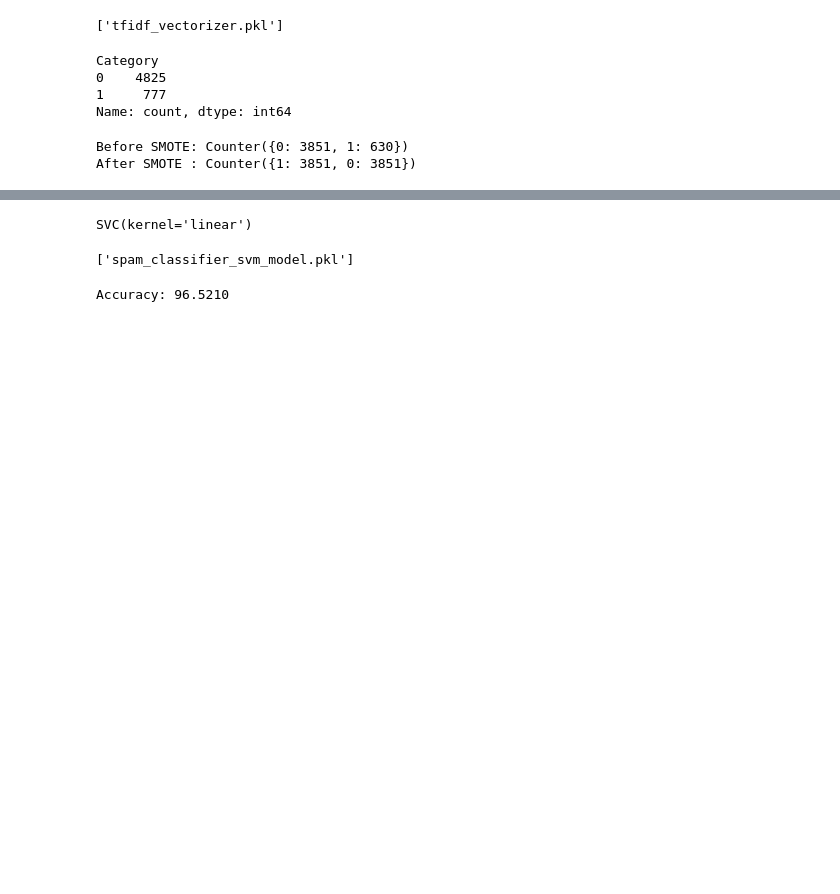
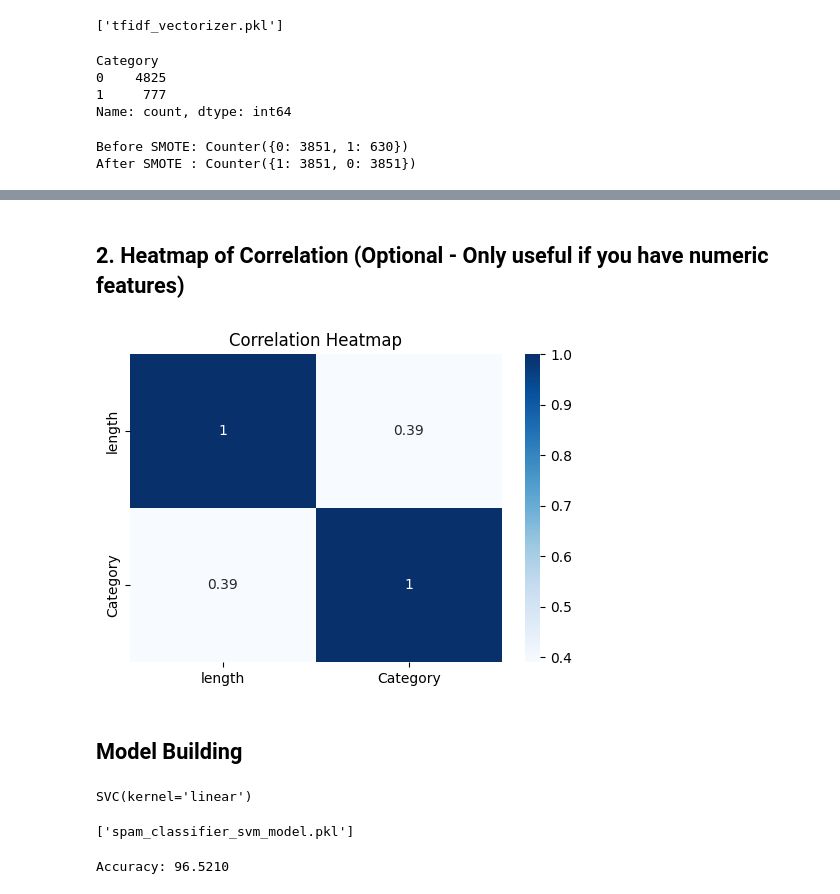
Before and after one commit to sohaibafzal165/Email-Spam-Classifier-using-Random-Forest-SVM, a Jupyter notebook: Spam_Detect_using_Machine Learning.ipynb, the cells around one changed output, grey strips where cells are left out. Drawn from its saved outputs; the diff is of its cells as text; code cells hidden in the pictures; blank space fills up the shorter version.

Commit message:
Updated notebook, model, and added Word documentation

```diff
--- a/Spam_Detect_using_Machine Learning.ipynb
+++ b/Spam_Detect_using_Machine Learning.ipynb
@@ -92,3 +106,18 @@ After SMOTE : Counter({1: 3851, 0: 3851})
+# %% [markdown]
+##  2. Heatmap of Correlation (Optional - Only useful if you have numeric features)
+# %%
+# Add a new feature (example: message length)
+df['length'] = df['Masseges'].apply(len)
+
+# Correlation heatmap
+plt.figure(figsize=(6, 4))
+sns.heatmap(df[['length', 'Category']].corr(), annot=True, cmap='Blues')
+plt.title('Correlation Heatmap')
+plt.show()
+# %% [output]
+[figure, added]
+# %% [markdown]
+## Model Building
 # %%
 from sklearn.svm import SVC
 svm_model = SVC(kernel='linear', C=1.0)
```
Also changed, not shown: parts of 2 cells of this notebook, 3 other files.
